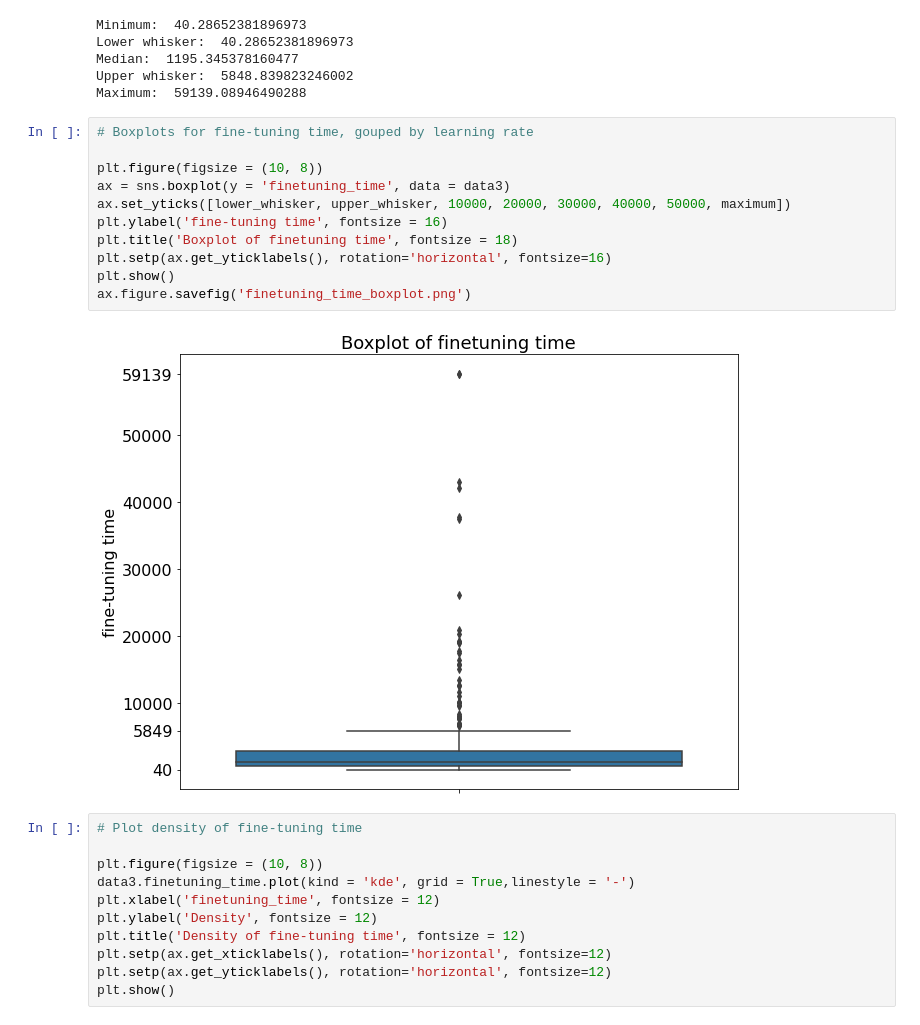
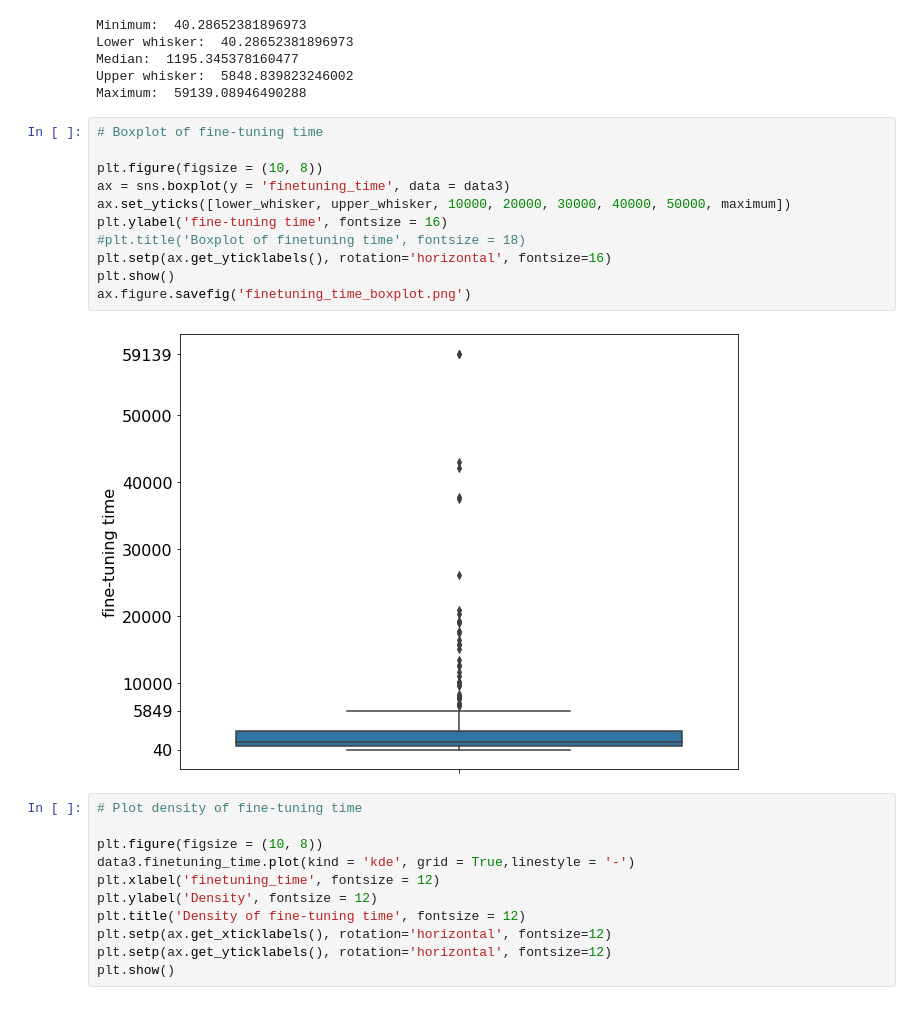
Before and after one commit to annakorotkova/Exploration-of-fine-tuning-and-inferencetime-of-large-pre-trained-languagemodels-in-NLP, a Jupyter notebook: Analysis finetuning time.ipynb, the cells around one changed output. Drawn from its saved outputs; the diff is of its cells as text.

```diff
--- a/Analysis finetuning time.ipynb
+++ b/Analysis finetuning time.ipynb
@@ -257,18 +257,18 @@ Median:  1195.345378160477
 Upper whisker:  5848.839823246002
 Maximum:  59139.08946490288
 # %%
-# Boxplots for fine-tuning time, gouped by learning rate
+# Boxplot of fine-tuning time
 
 plt.figure(figsize = (10, 8))
 ax = sns.boxplot(y = 'finetuning_time', data = data3)
 ax.set_yticks([lower_whisker, upper_whisker, 10000, 20000, 30000, 40000, 50000, maximum])
 plt.ylabel('fine-tuning time', fontsize = 16)
-plt.title('Boxplot of finetuning time', fontsize = 18)
+#plt.title('Boxplot of finetuning time', fontsize = 18)
 plt.setp(ax.get_yticklabels(), rotation='horizontal', fontsize=16)
 plt.show()
 ax.figure.savefig('finetuning_time_boxplot.png')
 # %% [output]
-[figure, old version]
+[figure, new version]
 # %%
 # Plot density of fine-tuning time
 
```
Also changed, not shown: parts of 10 cells of this notebook, 1 other file.
